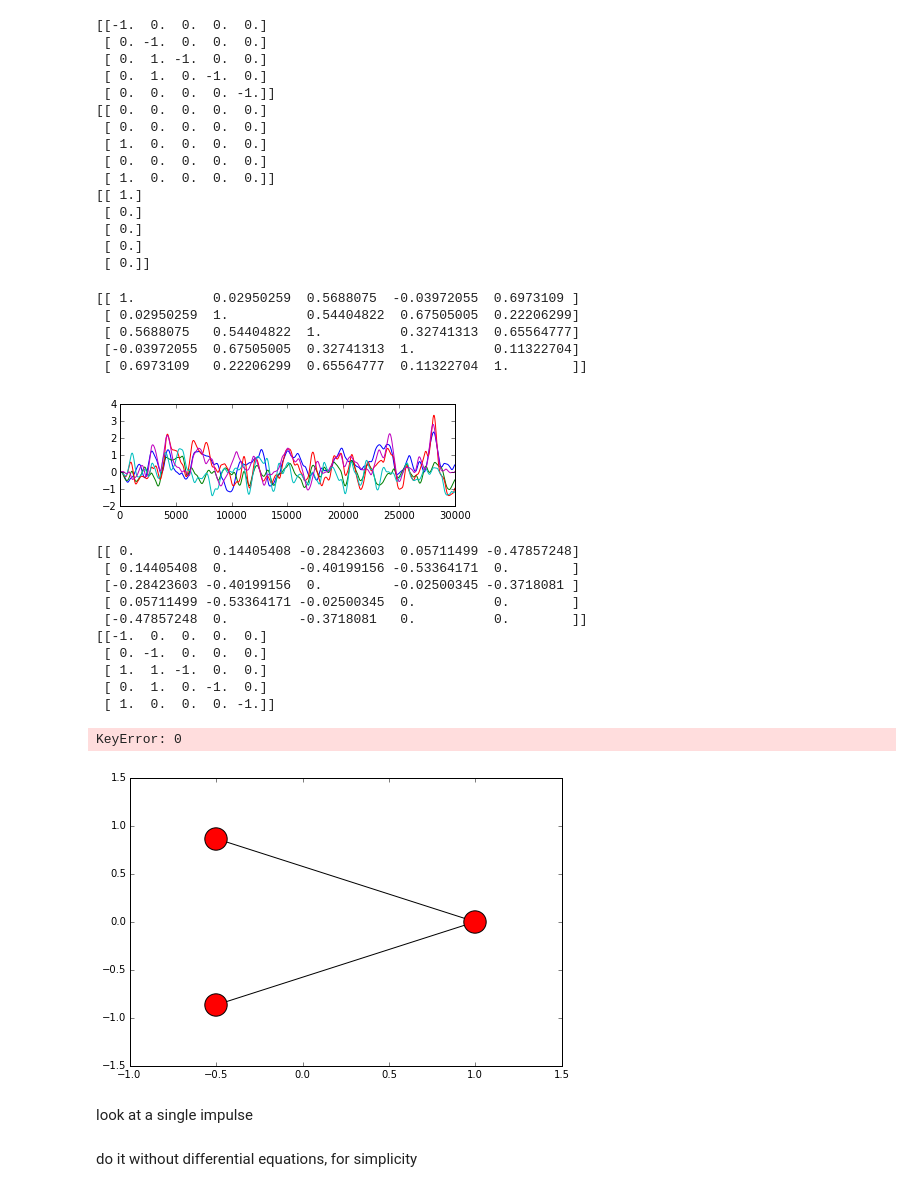
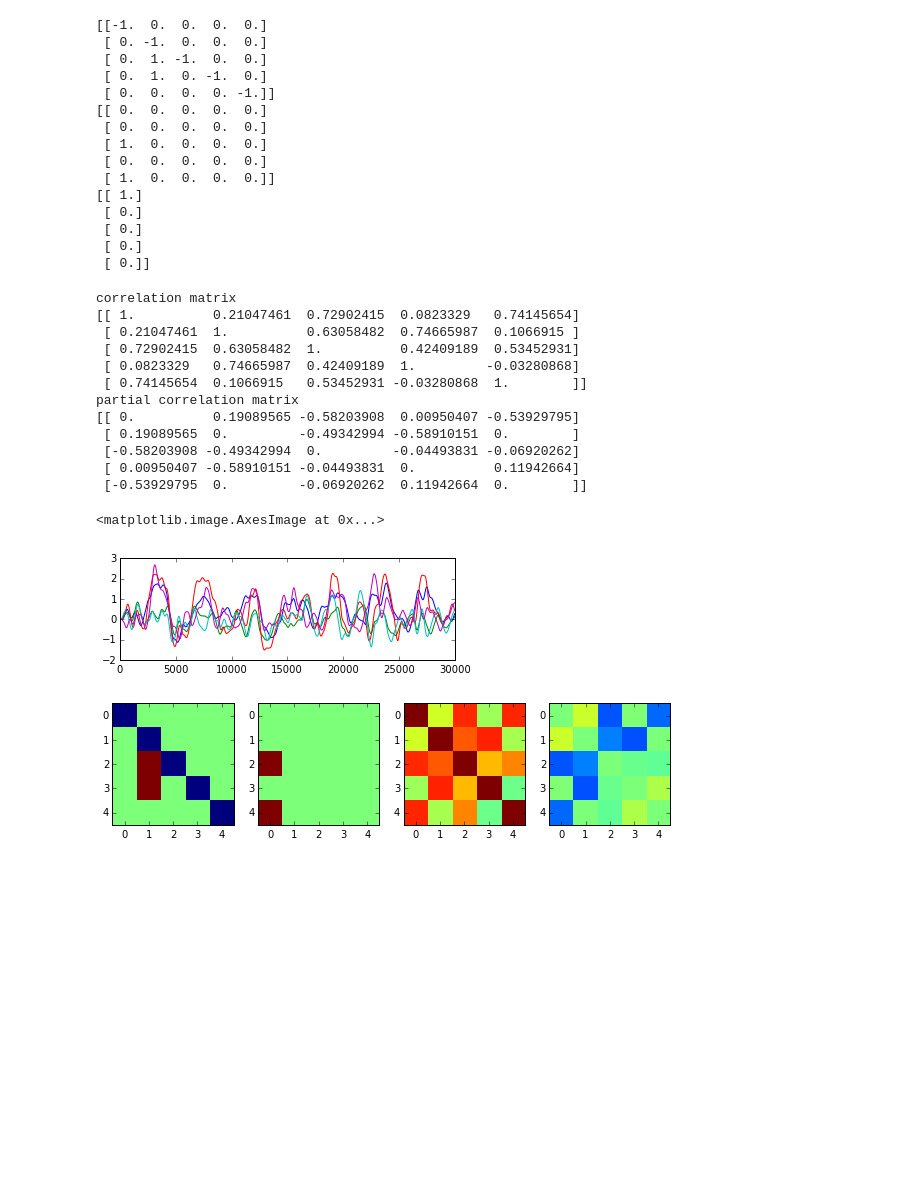
Before and after one commit to poldrack/fmri-analysis-vm, a Jupyter notebook: analysis/connectivity/DCM.ipynb, the cells around one changed output. Saved outputs shown, nothing was run; the diff lists cells and outputs as text; code cells hidden in the pictures; blank space fills up the shorter version.

```diff
--- a/analysis/connectivity/DCM.ipynb
+++ b/analysis/connectivity/DCM.ipynb
@@ -90,30 +94,42 @@ numpy.save('dcmdata.npy',data_conv)
-# %%
-plt.subplot(211)
-plt.plot(data_conv)
-print numpy.corrcoef(data_conv.T)
-# %% [output]
-[[ 1.          0.02950259  0.5688075  -0.03972055  0.6973109 ]
- [ 0.02950259  1.          0.54404822  0.67505005  0.22206299]
- [ 0.5688075   0.54404822  1.          0.32741313  0.65564777]
- [-0.03972055  0.67505005  0.32741313  1.          0.11322704]
- [ 0.6973109   0.22206299  0.65564777  0.11322704  1.        ]]
-[figure, removed]
-# %%
-from sklearn.covariance import GraphLassoCV
-glasso=GraphLassoCV()
-glasso.fit(data_conv)
-from pcor_from_precision import pcor_from_precision
-print pcor_from_precision(glasso.precision_)
-print A + B
-# %% [output]
-[[ 0.          0.14405408 -0.28423603  0.05711499 -0.47857248]
- [ 0.14405408  0.         -0.40199156 -0.53364171  0.        ]
- [-0.28423603 -0.40199156  0.         -0.02500345 -0.3718081 ]
- [ 0.05711499 -0.53364171 -0.02500345  0.          0.        ]
- [-0.47857248  0.         -0.3718081   0.          0.        ]]
-[[-1.  0.  0.  0.  0.]
- [ 0. -1.  0.  0.  0.]
- [ 1.  1. -1.  0.  0.]
- [ 0.  1.  0. -1.  0.]
- [ 1.  0.  0.  0. -1.]]
+# %%
+plt.subplot(211)
+plt.plot(data_conv)
+cc=numpy.corrcoef(data_conv.T)
+print 'correlation matrix'
+print cc
+from sklearn.covariance import GraphLassoCV
+import matplotlib.colors
+
+glasso=GraphLassoCV()
+glasso.fit(data_conv)
+from pcor_from_precision import pcor_from_precision
+pcor=pcor_from_precision(glasso.precision_)
+print 'partial correlation matrix'
+print pcor
+
+plt.figure(figsize=(10,5))
+plt.subplot(141)
+plt.imshow(A,interpolation='nearest',norm=matplotlib.colors.Normalize(vmin=-1,vmax=1))
+plt.subplot(142)
+plt.imshow(B,interpolation='nearest',norm=matplotlib.colors.Normalize(vmin=-1,vmax=1))
+plt.subplot(143)
+plt.imshow(cc,interpolation='nearest',norm=matplotlib.colors.Normalize(vmin=-1,vmax=1))
+plt.subplot(144)
+plt.imshow(pcor,interpolation='nearest',norm=matplotlib.colors.Normalize(vmin=-1,vmax=1))
+# %% [output]
+correlation matrix
+[[ 1.          0.21047461  0.72902415  0.0823329   0.74145654]
+ [ 0.21047461  1.          0.63058482  0.74665987  0.1066915 ]
+ [ 0.72902415  0.63058482  1.          0.42409189  0.53452931]
+ [ 0.0823329   0.74665987  0.42409189  1.         -0.03280868]
+ [ 0.74145654  0.1066915   0.53452931 -0.03280868  1.        ]]
+partial correlation matrix
+[[ 0.          0.19089565 -0.58203908  0.00950407 -0.53929795]
+ [ 0.19089565  0.         -0.49342994 -0.58910151  0.        ]
+ [-0.58203908 -0.49342994  0.         -0.04493831 -0.06920262]
+ [ 0.00950407 -0.58910151 -0.04493831  0.          0.11942664]
+ [-0.53929795  0.         -0.06920262  0.11942664  0.        ]]
+<matplotlib.image.AxesImage at 0x...>
+[figure, added]
+[figure, added]
 # %%
@@ -130,7 +150,0 @@ def show_graph_with_labels(adjacency_matrix, mylabels):
-# %%
-show_graph_with_labels(A,dict((i,'%d'%i) for i in range(len(z))))
-# %% [output]
-KeyError: 0
-[figure, removed]
-# %% [markdown]
-look at a single impulse
@@ -149,2 +150,0 @@ timepoints
-# %% [markdown]
-do it without differential equations, for simplicity
```
Also changed, not shown: parts of 8 cells of this notebook, 1 other file.
